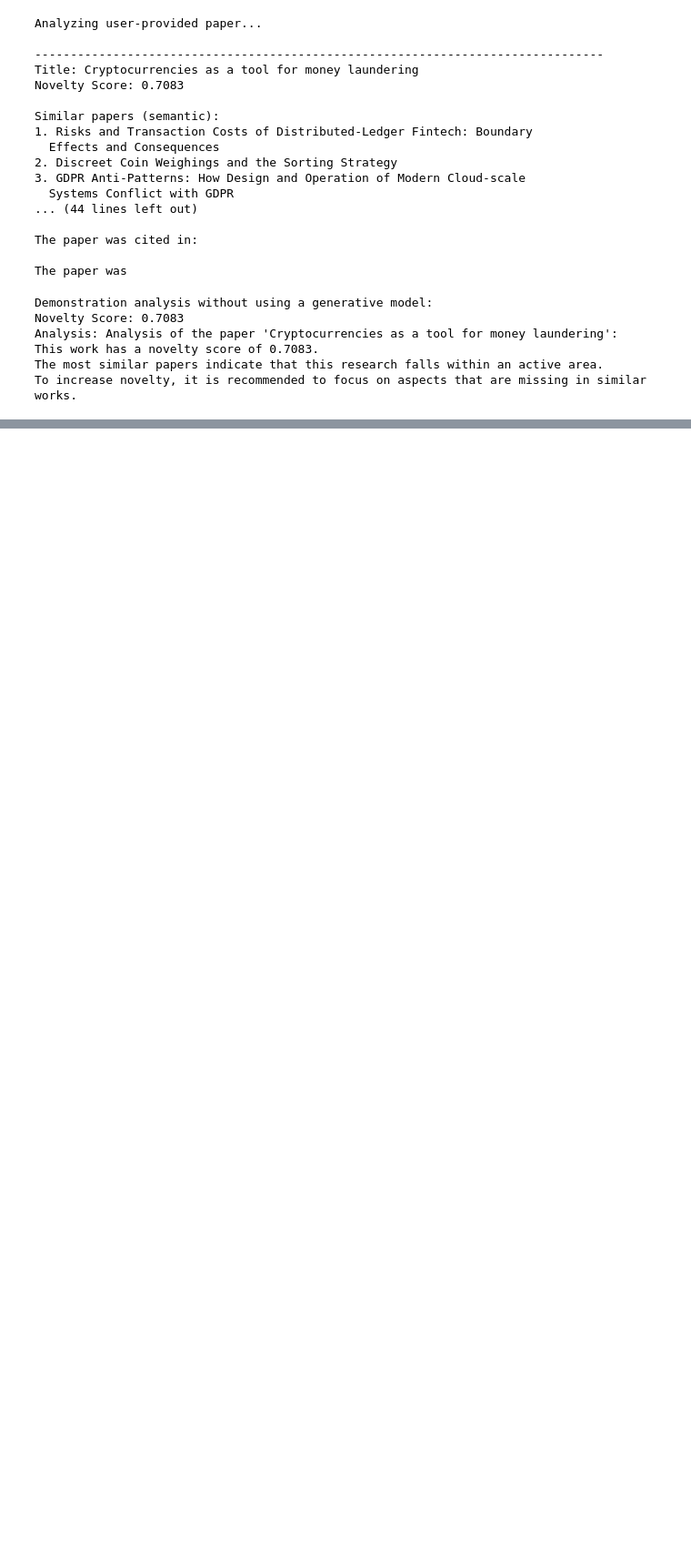
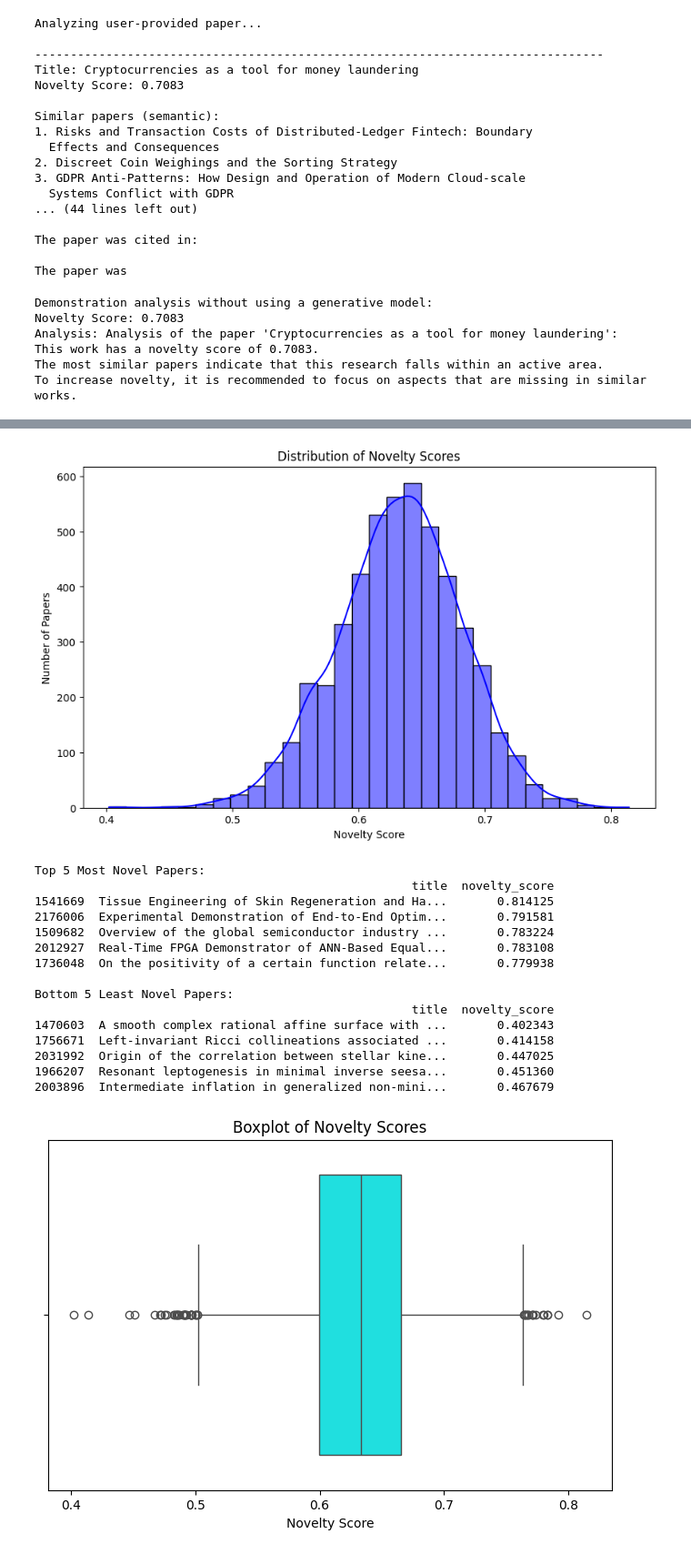
Before and after one commit to Lelouchlamperougexd/article_experiment, a Jupyter notebook: experiment.ipynb, the cells around one changed output, grey strips where cells are left out. Shown at 91% size. Cells and saved outputs as stored; diff of their text form; code cells hidden in the pictures; blank space fills up the shorter version.

```diff
--- a/experiment.ipynb
+++ b/experiment.ipynb
@@ -307,3 +307,19 @@ Analysis: Analysis of the paper 'Cryptocurrencies as a tool for money laundering
 This work has a novelty score of 0.7083.
 The most similar papers indicate that this research falls within an active area.
 To increase novelty, it is recommended to focus on aspects that are missing in similar works.
+# %%
+import matplotlib.pyplot as plt
+import seaborn as sns
+
+# Evaluate novelty for all selected new papers
+print("Evaluating novelty for new papers...")
+novelty_scores = []
+for _, row in tqdm(new_docs_df.iterrows(), total=len(new_docs_df)):
+    score, _, _, _, _ = evaluate_novelty(row['full_text'])
+    novelty_scores.append(score)
+
+new_docs_df['novelty_score'] = novelty_scores
+
+# Save results to CSV
+new_docs_df[['id', 'title', 'novelty_score']].to_csv("novelty_scores.csv", index=False)
+print("Saved novelty scores to novelty_scores.csv")
@@ -309,0 +329,42 @@ To increase novelty, it is recommended to focus on aspects that are missing in s
+# %%
+# Visualization
+plt.figure(figsize=(10, 6))
+sns.histplot(new_docs_df['novelty_score'], bins=30, kde=True, color='blue')
+plt.xlabel("Novelty Score")
+plt.ylabel("Number of Papers")
+plt.title("Distribution of Novelty Scores")
+plt.show()
+
+# Top and bottom 5 papers by novelty
+top_novel_papers = new_docs_df.nlargest(5, 'novelty_score')
+low_novel_papers = new_docs_df.nsmallest(5, 'novelty_score')
+
+print("Top 5 Most Novel Papers:")
+print(top_novel_papers[['title', 'novelty_score']])
+print("\nBottom 5 Least Novel Papers:")
+print(low_novel_papers[['title', 'novelty_score']])
+
+# Boxplot visualization
+plt.figure(figsize=(8, 5))
+sns.boxplot(x=new_docs_df['novelty_score'], color='cyan')
+plt.title("Boxplot of Novelty Scores")
+plt.xlabel("Novelty Score")
+plt.show()
+# %% [output]
+[figure, added]
+Top 5 Most Novel Papers:
+                                                     title  novelty_score
+1541669  Tissue Engineering of Skin Regeneration and Ha...       0.814125
+2176006  Experimental Demonstration of End-to-End Optim...       0.791581
+1509682  Overview of the global semiconductor industry ...       0.783224
+2012927  Real-Time FPGA Demonstrator of ANN-Based Equal...       0.783108
+1736048  On the positivity of a certain function relate...       0.779938
+
+Bottom 5 Least Novel Papers:
+                                                     title  novelty_score
+1470603  A smooth complex rational affine surface with ...       0.402343
+1756671  Left-invariant Ricci collineations associated ...       0.414158
+2031992  Origin of the correlation between stellar kine...       0.447025
+1966207  Resonant leptogenesis in minimal inverse seesa...       0.451360
+2003896  Intermediate inflation in generalized non-mini...       0.467679
+[figure, added]
```
Also changed, not shown: parts of 2 cells of this notebook.
